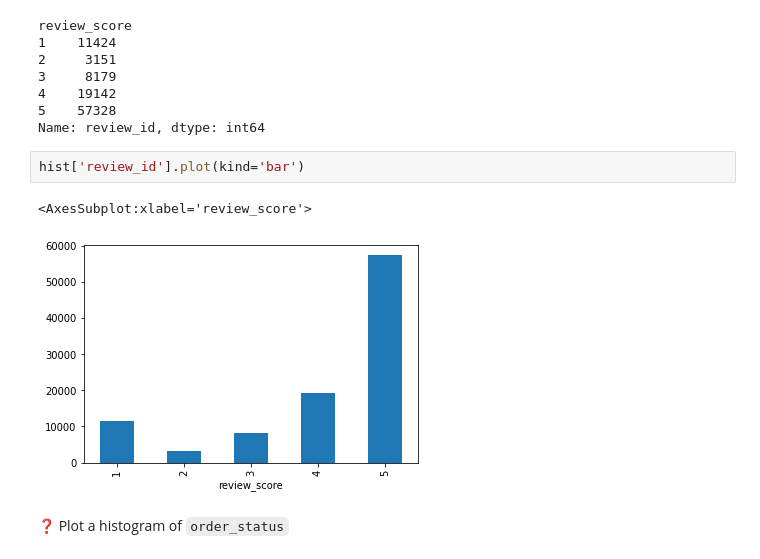
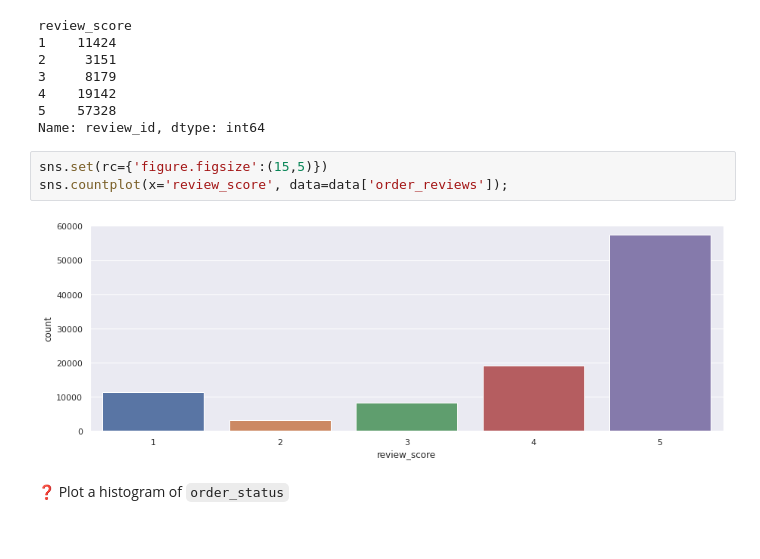
Before and after one commit to yongsin91/olist, a Jupyter notebook: 1_Setup/metric_design.ipynb, the cells around one changed output. Saved outputs shown, nothing was run; the diff lists cells and outputs as text.

```diff
--- a/1_Setup/metric_design.ipynb
+++ b/1_Setup/metric_design.ipynb
@@ -89,11 +59,11 @@ review_score
 4    19142
 5    57328
 Name: review_id, dtype: int64
-# %%
-hist['review_id'].plot(kind='bar')
-# %% [output]
-<AxesSubplot:xlabel='review_score'>
-[figure, removed]
+# %%
+sns.set(rc={'figure.figsize':(15,5)})
+sns.countplot(x='review_score', data=data['order_reviews']);
+# %% [output]
+[figure, added]
 # %% [markdown]
 ❓ Plot a histogram of `order_status` <br/>
 # %%
```
Also changed, not shown: parts of 72 cells of this notebook, 2 other files.
